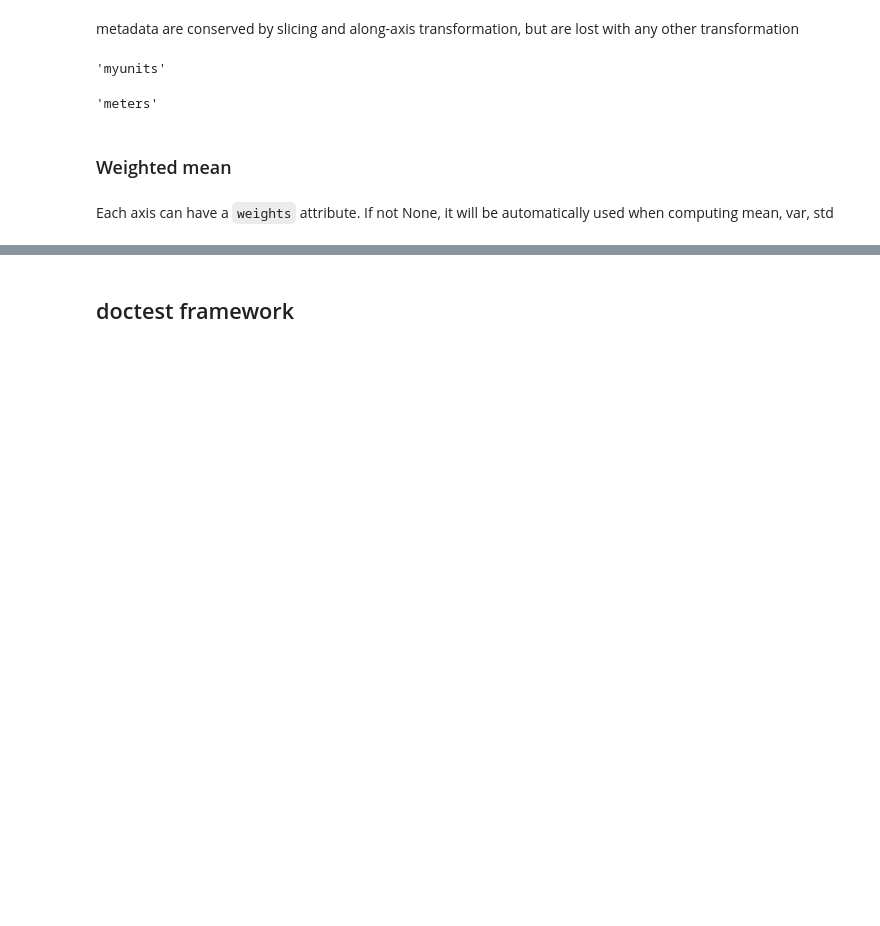
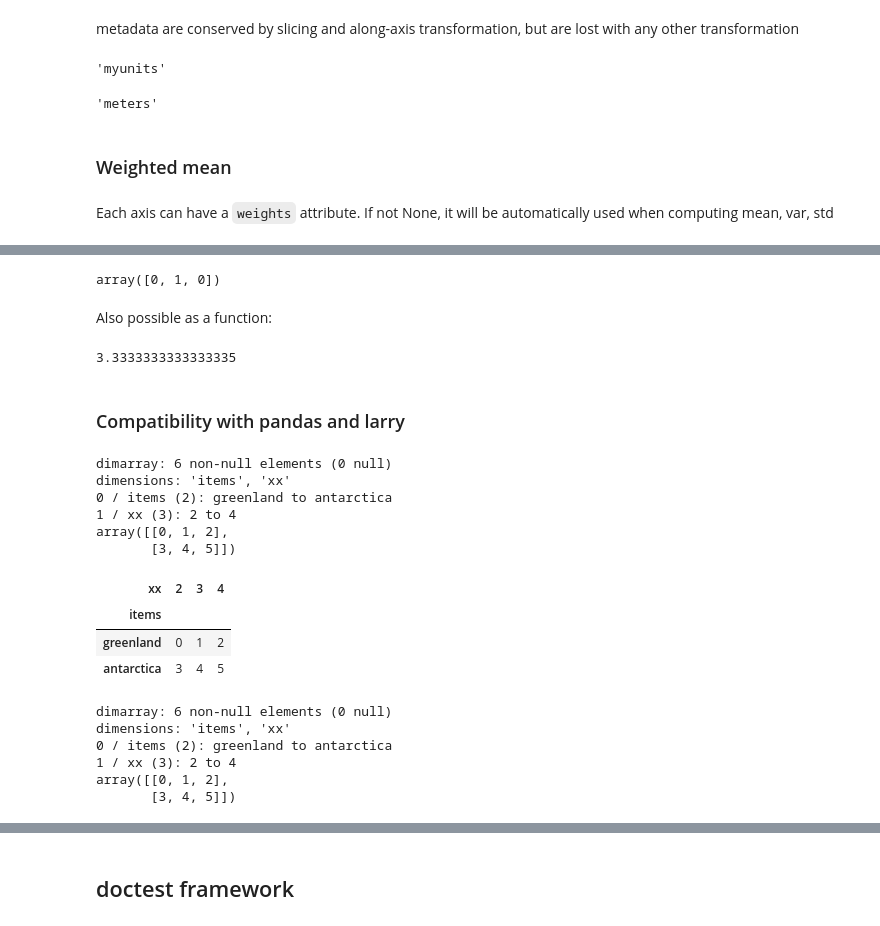
Before and after one commit to perrette/dimarray, a Jupyter notebook: dimarray.ipynb, the cells around one changed output, grey strips where cells are left out. Saved outputs shown, nothing was run; the diff lists cells and outputs as text; code cells hidden in the pictures; blank space fills up the shorter version.

```diff
--- a/dimarray.ipynb
+++ b/dimarray.ipynb
@@ -1125,0 +1074,40 @@ array([[3, 5, 6],
+# %%
+a.ix[-3:].axes[0].weights
+# %% [output]
+array([0, 1, 0])
+# %% [markdown]
+Also possible as a function:
+# %%
+a.axes[0].weights = lambda x: x**2
+a.mean()
+# %% [output]
+3.3333333333333335
+# %% [markdown]
+### Compatibility with pandas and larry
+# %%
+a = da.array(np.arange(2*3).reshape(2,3), [('items',np.array(['greenland','antarctica'])), ('xx',[2,3,4])])
+a
+# %% [output]
+dimarray: 6 non-null elements (0 null)
+dimensions: 'items', 'xx'
+0 / items (2): greenland to antarctica
+1 / xx (3): 2 to 4
+array([[0, 1, 2],
+       [3, 4, 5]])
+# %%
+df = a.to_pandas()
+df
+# %% [output]
+| xx | 2 | 3 | 4 |
+| items |  |  |  |
+| greenland | 0 | 1 | 2 |
+| antarctica | 3 | 4 | 5 |
+# %%
+da.from_pandas(df)
+# %% [output]
+dimarray: 6 non-null elements (0 null)
+dimensions: 'items', 'xx'
+0 / items (2): greenland to antarctica
+1 / xx (3): 2 to 4
+array([[0, 1, 2],
+       [3, 4, 5]])
```
Also changed, not shown: parts of 169 cells of this notebook, 2 other files.
